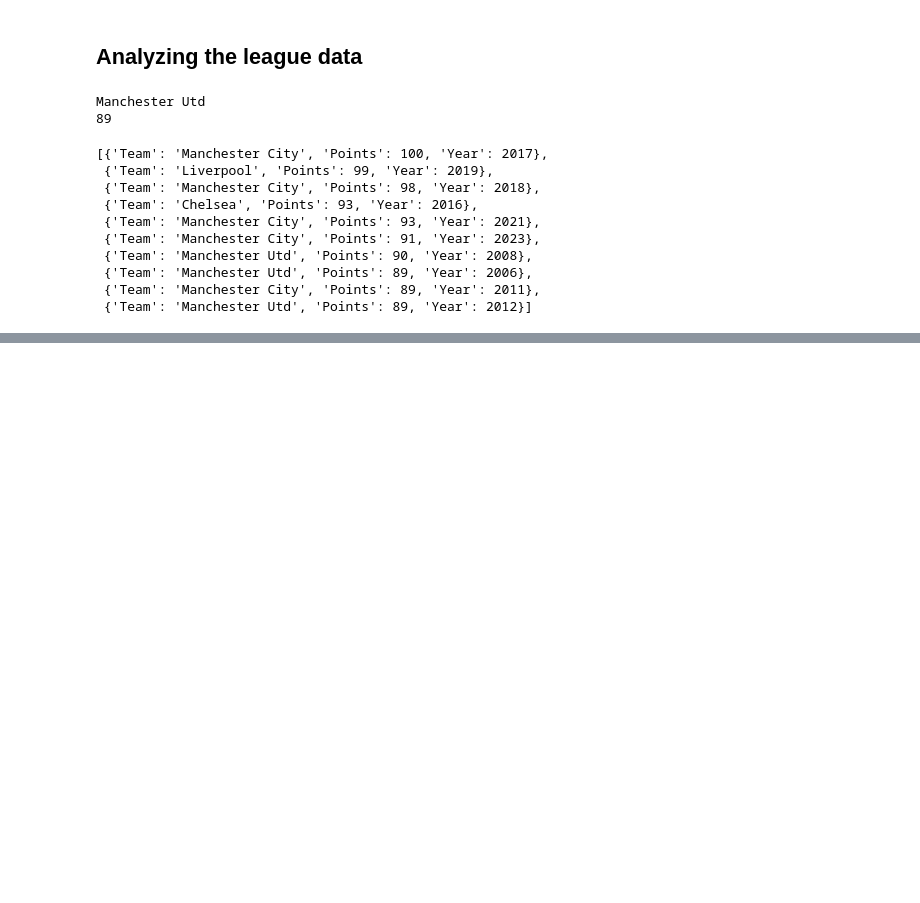
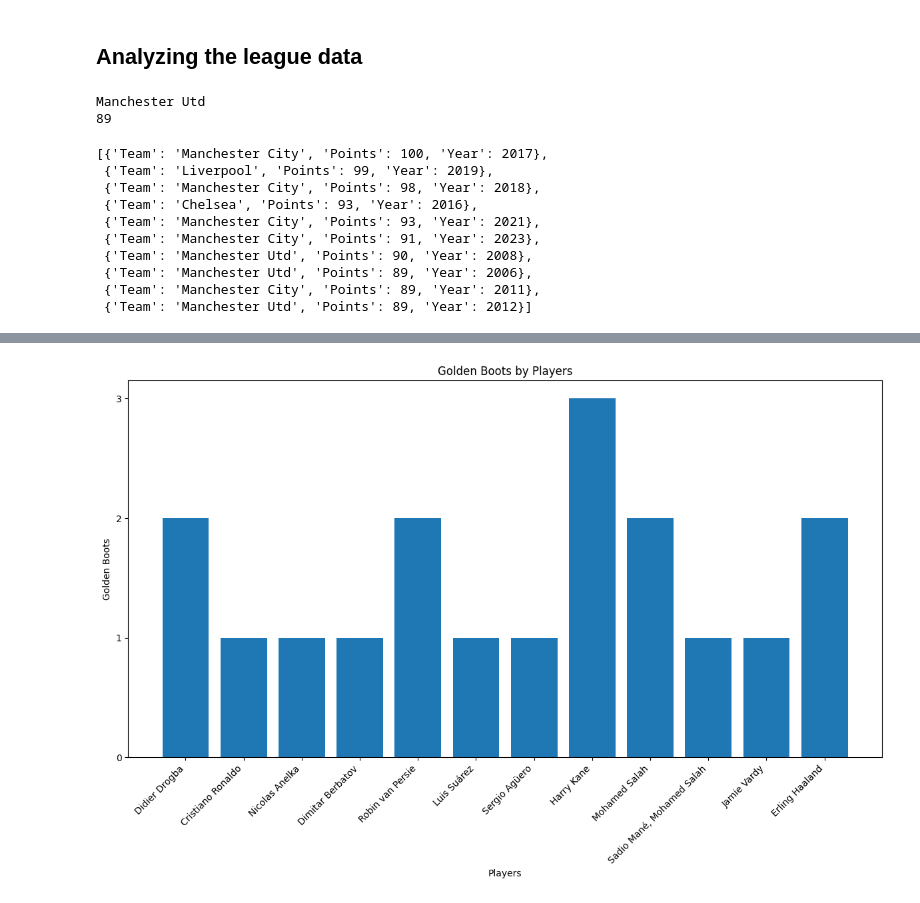
Before and after one commit to arnie12a/Futbol-Data-Analysis, a Jupyter notebook: main.ipynb, the cells around one changed output, grey strips where cells are left out. Drawn from its saved outputs; the diff is of its cells as text; code cells hidden in the pictures; blank space fills up the shorter version.

```diff
--- a/main.ipynb
+++ b/main.ipynb
@@ -187,3 +188,27 @@ ValueError: Mime type rendering requires nbformat>=4.2.0 but it is not installed
 # %%
 #for scorer in df['Top Scorer'].dropna().to_list():
 #    data = scorer.split(' - ')
+# %%
+import matplotlib.pyplot as plt
+
+# Data provided by the user
+
+
+# Extract keys and values from the data
+players = list(goldenBoots.keys())
+goals = list(goldenBoots.values())
+
+# Create the bar plot
+plt.figure(figsize=(12, 8))
+plt.bar(players, goals)
+plt.xlabel('Players')
+plt.ylabel('Golden Boots')
+plt.title('Golden Boots by Players')
+plt.xticks(rotation=45, ha='right')
+plt.yticks(range(0, max(goals) + 1))
+plt.tight_layout()
+
+# Show the plot
+plt.show()
+# %% [output]
+[figure, added]
```
Also changed, not shown: parts of 2 cells of this notebook, 1 other file.
